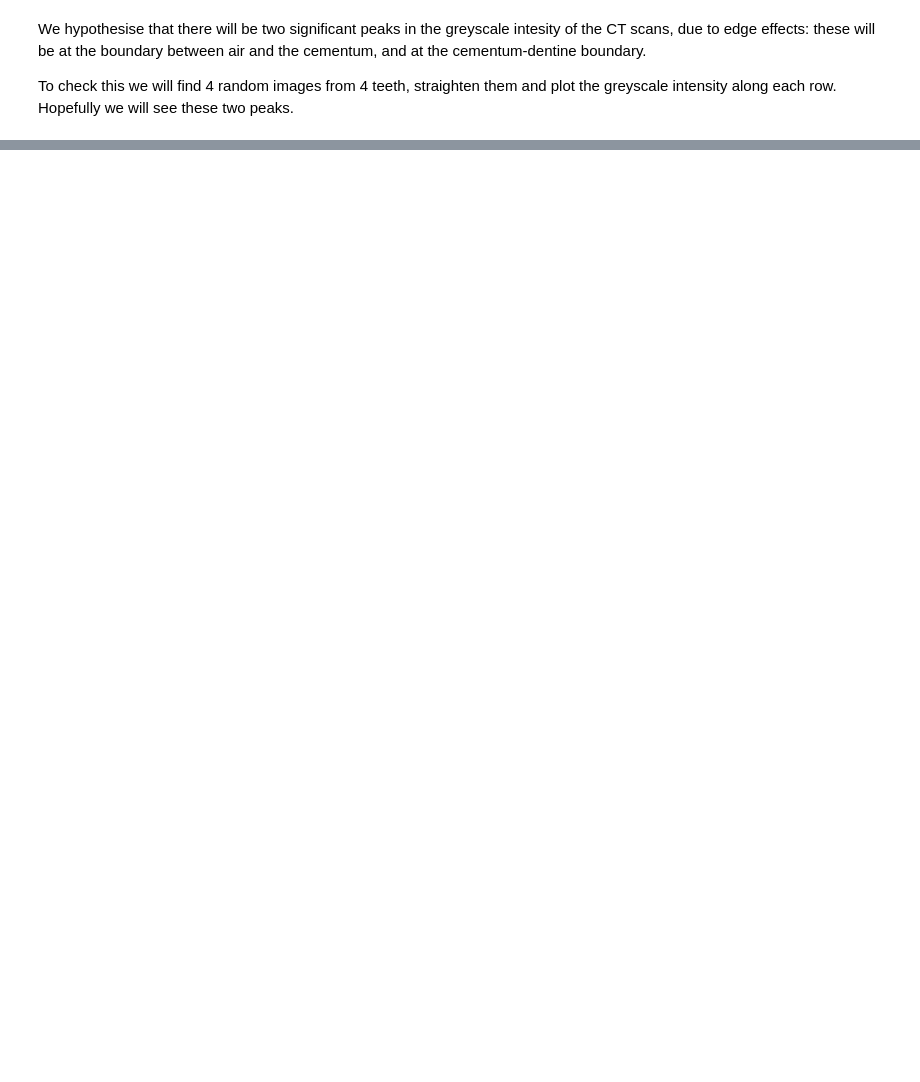
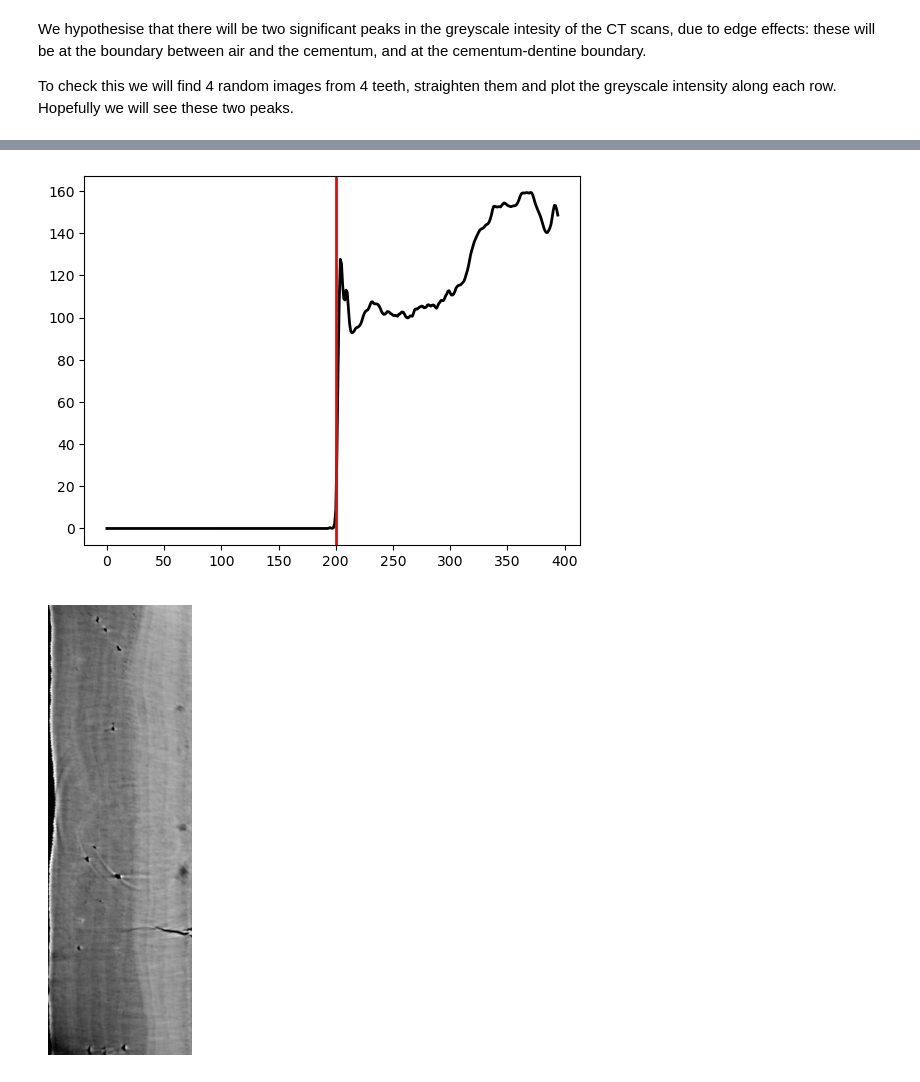
Before and after one commit to JGIBristol/cementum_imaging, a Jupyter notebook: detect_cementum.ipynb, the cells around one changed output, grey strips where cells are left out. Saved outputs shown, nothing was run; the diff lists cells and outputs as text; code cells hidden in the pictures; blank space fills up the shorter version.

Commit message:
add ruptures

```diff
--- a/detect_cementum.ipynb
+++ b/detect_cementum.ipynb
@@ -305,0 +303,27 @@ for a, b in zip(d[d>5], l[d>5]):
+# %%
+"""
+Find the left edge of the cementum...
+
+"""
+import ruptures as rpt
+
+mean = np.mean(cropped_img, axis=0)
+
+edge, *_ = rpt.Binseg(model="l1").fit(mean).predict(pen=10)
+
+fig, axis = plt.subplots()
+
+axis.plot(mean, color="k", linewidth=2)
+axis.axvline(edge, color="r", linewidth=2)
+
+fig, axis = plt.subplots()
+cropped_img = cropped_img[:, edge:]
+axis.imshow(cropped_img, cmap="gray")
+axis.set_axis_off()
+fig.tight_layout()
+fig.savefig(f"{imgdir}/double_cropped.png", bbox_inches="tight")
+
+np.save("cropped_image.npy", cropped_img)
+# %% [output]
+[figure, added]
+[figure, added]
```
Also changed, not shown: parts of 8 cells of this notebook, 2 other files.
